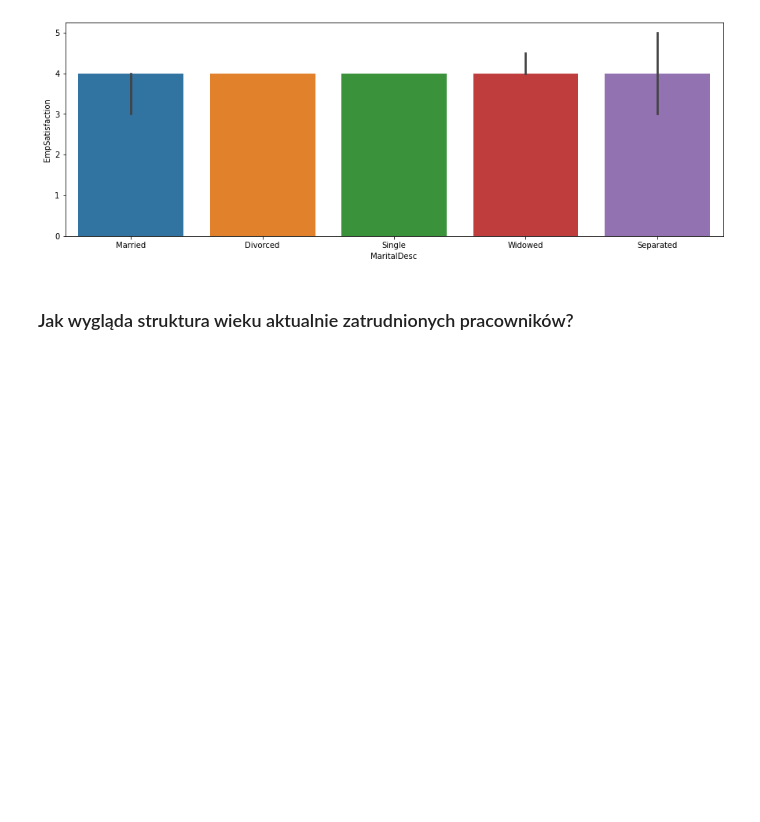
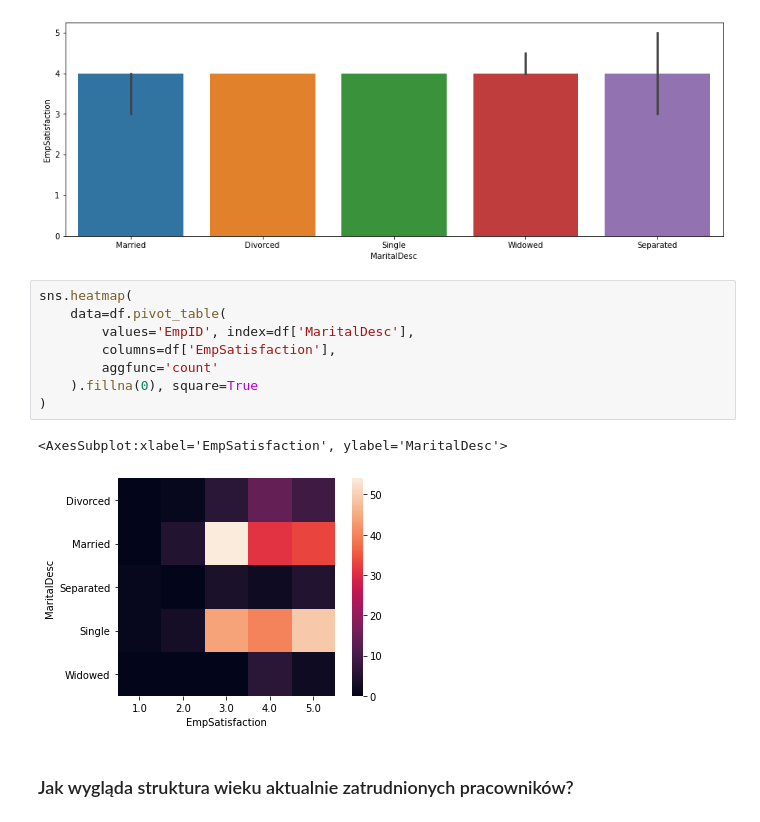
Before and after one commit to KaKaPe/analiza_danych_z_pythonem, a Jupyter notebook: Zadanie_analiza_danych.ipynb, the cells around one changed output. Drawn from its saved outputs; the diff is of its cells as text; blank space fills up the shorter version.

```diff
--- a/Zadanie_analiza_danych.ipynb
+++ b/Zadanie_analiza_danych.ipynb
@@ -283,6 +285,17 @@ sns.barplot(x=df['MaritalDesc'], y=df['EmpSatisfaction'], data=df, estimator=np.
 # %% [output]
 <AxesSubplot:xlabel='MaritalDesc', ylabel='EmpSatisfaction'>
 [figure]
+# %%
+sns.heatmap(
+    data=df.pivot_table(
+        values='EmpID', index=df['MaritalDesc'],
+        columns=df['EmpSatisfaction'],
+        aggfunc='count'
+    ).fillna(0), square=True
+)
+# %% [output]
+<AxesSubplot:xlabel='EmpSatisfaction', ylabel='MaritalDesc'>
+[figure, added]
 # %% [markdown]
 ### Jak wygląda struktura wieku aktualnie zatrudnionych pracowników?
 # %%
```
Also changed, not shown: parts of 16 cells of this notebook.
